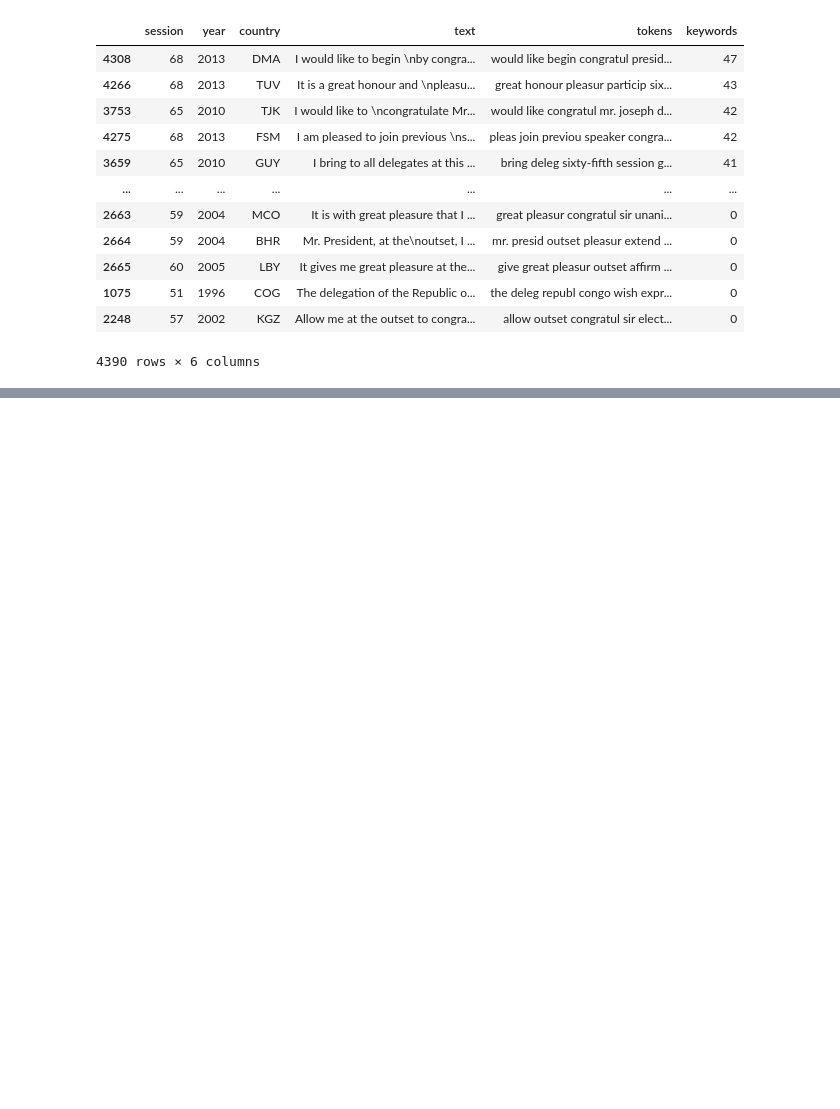
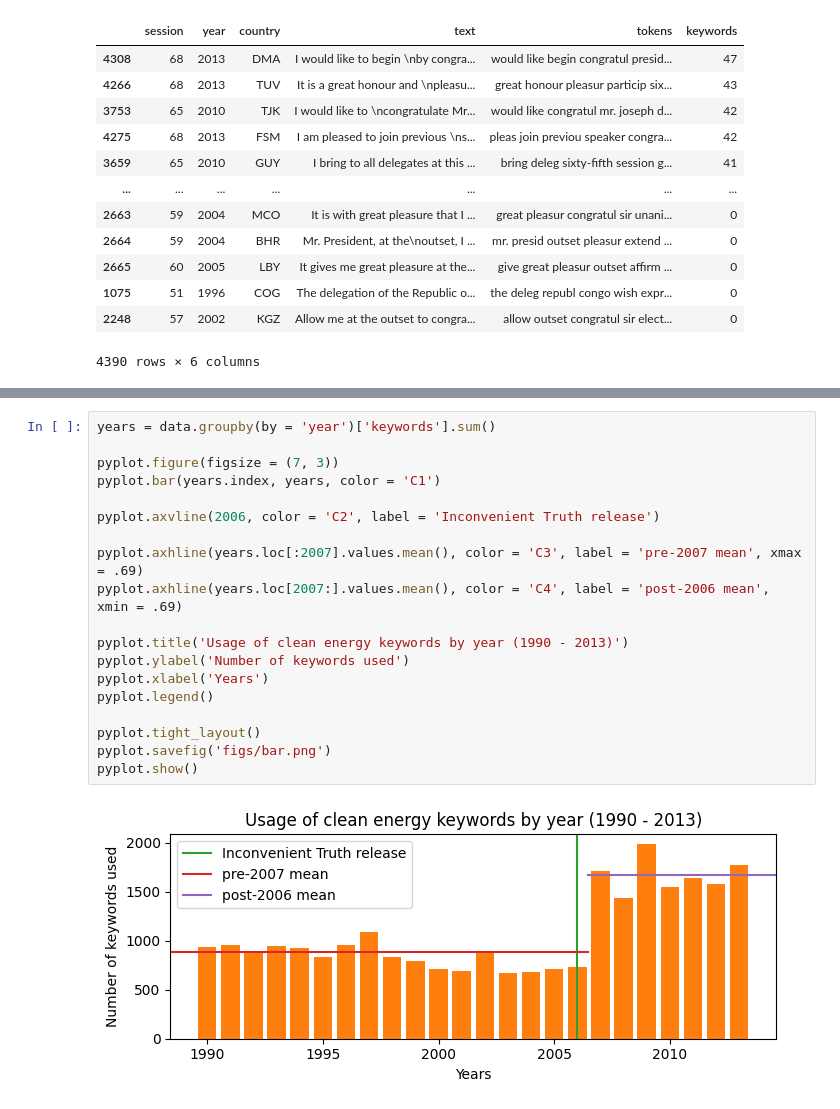
Before and after one commit to ChristopherSiems/ClimateChangeDataReport, a Jupyter notebook: stats1.ipynb, the cells around one changed output, grey strips where cells are left out. Saved outputs shown, nothing was run; the diff lists cells and outputs as text; blank space fills up the shorter version.

```diff
--- a/stats1.ipynb
+++ b/stats1.ipynb
@@ -78,0 +78,21 @@ pyplot.show()
+# %%
+years = data.groupby(by = 'year')['keywords'].sum()
+
+pyplot.figure(figsize = (7, 3))
+pyplot.bar(years.index, years, color = 'C1')
+
+pyplot.axvline(2006, color = 'C2', label = 'Inconvenient Truth release')
+
+pyplot.axhline(years.loc[:2007].values.mean(), color = 'C3', label = 'pre-2007 mean', xmax = .69)
+pyplot.axhline(years.loc[2007:].values.mean(), color = 'C4', label = 'post-2006 mean', xmin = .69)
+
+pyplot.title('Usage of clean energy keywords by year (1990 - 2013)')
+pyplot.ylabel('Number of keywords used')
+pyplot.xlabel('Years')
+pyplot.legend()
+
+pyplot.tight_layout()
+pyplot.savefig('figs/bar.png')
+pyplot.show()
+# %% [output]
+[figure, added]
```
Also changed, not shown: parts of 2 cells of this notebook, 3 other files.
